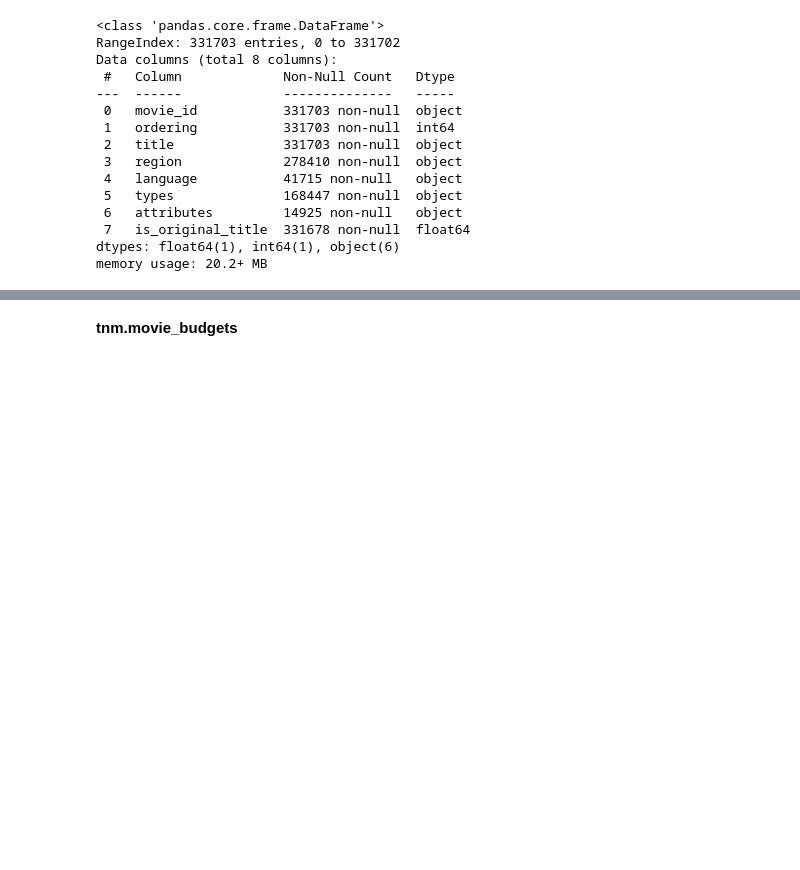
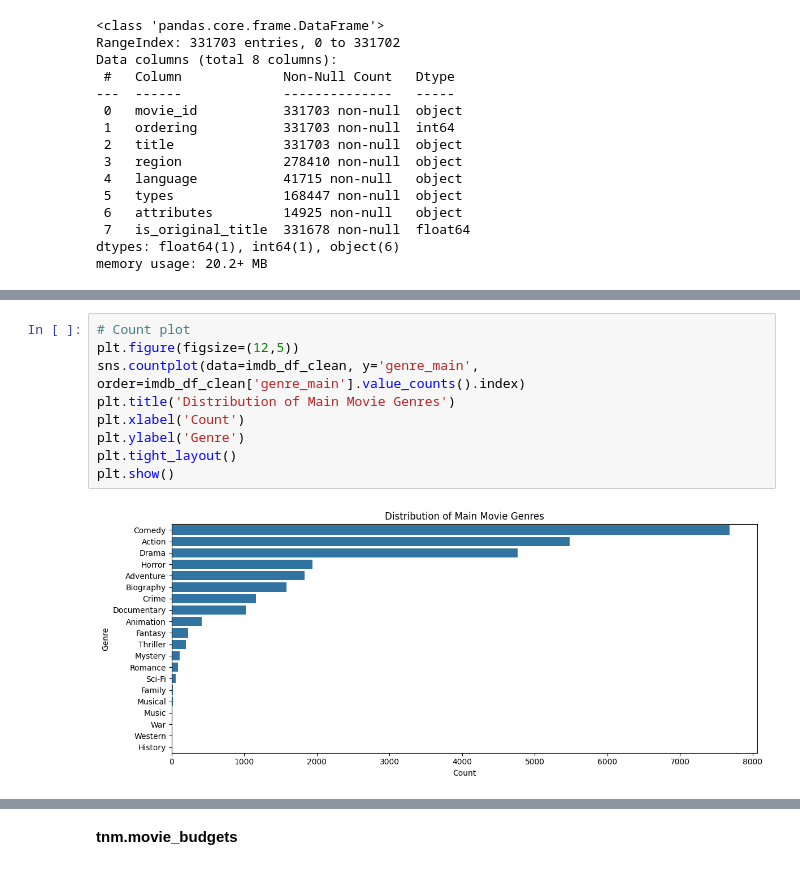
Before and after one commit to msnjerig/dsc-phase-2-project-v3, a Jupyter notebook: exploratory.ipynb, the cells around one changed output, grey strips where cells are left out. Cells and saved outputs as stored; diff of their text form; blank space fills up the shorter version.

```diff
--- a/exploratory.ipynb
+++ b/exploratory.ipynb
@@ -453,0 +546,11 @@ memory usage: 47.1+ MB
+# %%
+# Count plot
+plt.figure(figsize=(12,5))
+sns.countplot(data=imdb_df_clean, y='genre_main', order=imdb_df_clean['genre_main'].value_counts().index)
+plt.title('Distribution of Main Movie Genres')
+plt.xlabel('Count')
+plt.ylabel('Genre')
+plt.tight_layout()
+plt.show()
+# %% [output]
+[figure, added]
```
Also changed, not shown: parts of 33 cells of this notebook.
